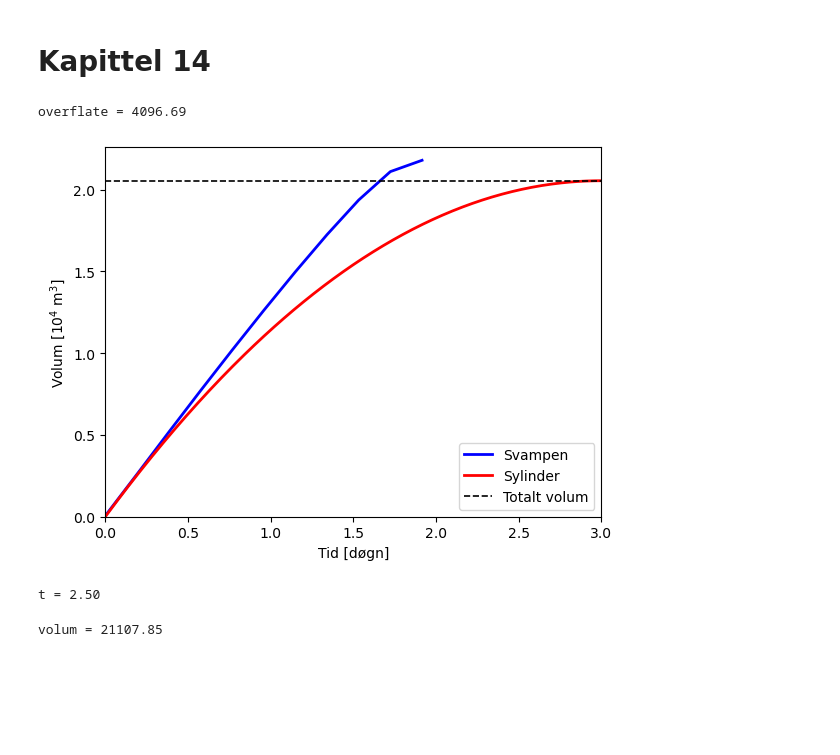
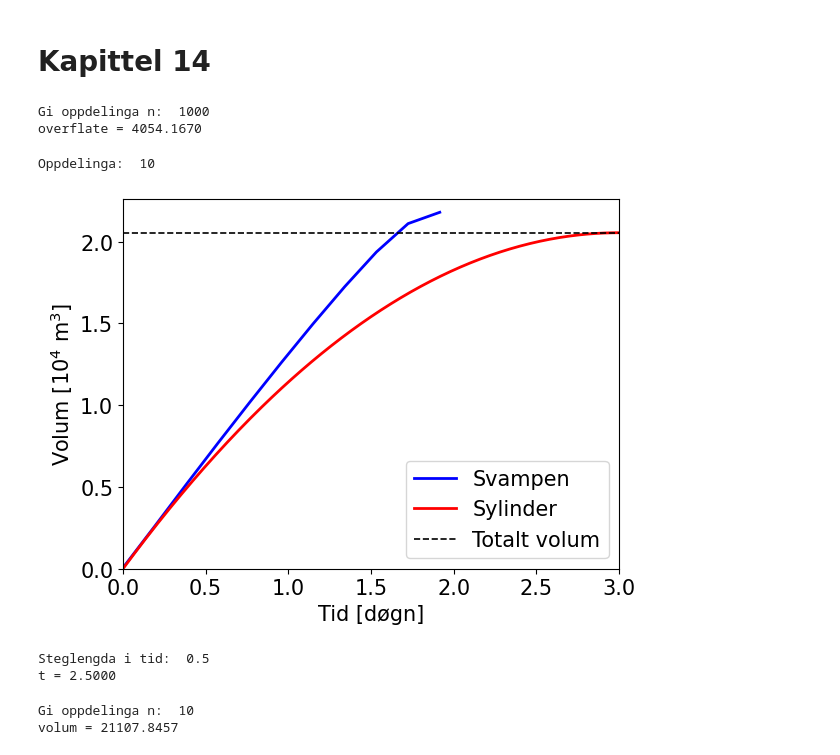
Before and after one commit to nummet/nummet, a Jupyter notebook: Kap14/Svampen_Python.ipynb, the cells around one changed output. Drawn from its saved outputs; the diff is of its cells as text; code cells hidden in the pictures; blank space fills up the shorter version.

```diff
--- a/Kap14/Svampen_Python.ipynb
+++ b/Kap14/Svampen_Python.ipynb
@@ -14,22 +14,21 @@ import matplotlib.pyplot as plt
 a = 0
 b = 60
 
-def r(x):
+def R(x):
     """Profil på tårn"""
     return 5+4/(1+np.exp((35-x)/1.5))*(np.sqrt(np.abs(x))-np.sqrt(30))**2
 
 dx = 1e-3
-def rd(x):
+def Rd(x):
     """Derivert"""
-    return (r(x+dx)-r(x-dx))/(2*dx)
+    return (R(x+dx)-R(x-dx))/(2*dx)
 
 def f(x):
     """Integrand"""
-    return r(x) * np.sqrt(1+rd(x)**2)
+    return R(x) * np.sqrt(1+Rd(x)**2)
 
 # Oppdeling
-#n=input('Gi oppdelinga n: ')
-n = 10
+n = int(input('Gi oppdelinga n: '))
 h = (b-a)/n                  # Steglengda
 
 # Bidrag frå endane
@@ -42,9 +41,10 @@ for i in range(1, n):
 
 # Skriv overflata til skjerm
 overflate = 2*np.pi*T
-print(f'overflate = {overflate:.2f}')
+print(f'overflate = {overflate:.4f}')
 # %% [output]
-overflate = 4096.69
+Gi oppdelinga n:  1000
+overflate = 4054.1670
 # %%
 # PlottVassforbruk.m
 
@@ -69,17 +69,16 @@ v_tot = 2.0547e+04
 # Konstanten k:
 k = 2*v_tot/(3*np.sqrt(h0))
 
-def r(x):
+def R(x):
     """Profil-funksjon"""
     return 5+4/(1+np.exp((35-x)/1.5))*(np.sqrt(x)-np.sqrt(30))**2
 
 def F(x):
     """Høgresida i differensaillikninga h'=F(h)"""
-    return -k*np.sqrt(x)/(np.pi*r(x)**2)
+    return -k*np.sqrt(x)/(np.pi*R(x)**2)
 
 # Oppdeling i Eulers-metode og Riemann-integrasjon
-#N=input('Oppdelinga: ')
-N = 10
+N = int(input('Oppdelinga: '))
 dt = (tf-t0)/N
 
 # Vektorar til plotting
@@ -90,48 +89,53 @@ volum_vektor = np.zeros(N+1)
 volum_vektor[0] = h0
 
 for n in range(0, N):
-    h = h+F(h)*dt                      # Eulers meotde
+    # Eulers metode
+    h = h+F(h)*dt
     h_vektor[n+1] = h
-    volum = volum+k*np.sqrt(h)*dt      # Oppdaterar volum ved eit Riemann-integral
+    # Oppdaterar volum ved eit Riemann-integral
+    volum = volum+k*np.sqrt(h)*dt
     volum_vektor[n+1] = volum
 
 # Plottar resultatet
 plt.plot(t_vektor, np.real(volum_vektor)/1e4, 'b-', linewidth=2, label="Svampen")
 
 # Plottar tilsvarende funksjon for sylindertårnet
 h = 60                                 # Høgde
 
 def syl_funk(t):
     """Funksjon for vasshøgda i sylindertårn"""
     return (np.sqrt(h)-k*h/2/v_tot*t)**2
 
 xx = np.arange(0, 3 + 1e-2, 1e-2)      # Tids-vektor
 # Volum: Høgd gange grunnflate, grunnflata er totalvolum delt å høgda
 plt.plot(xx, (v_tot-syl_funk(xx)*v_tot/h)/1e4, 'r-', linewidth=2, label="Sylinder")
 
 # Linje som markerar totalvolumet
 plt.plot(np.array([0, 3]), np.array([v_tot, v_tot])/1e4, 'k--', linewidth=1.2, label="Totalt volum")
 
 # Forklarar grafane
 plt.legend(loc="lower right")
 
 # Tekst på aksane
 plt.xlabel('Tid [døgn]')
 plt.ylabel('Volum [$10^4$ m$^3$]')
 
 # Justerar aksane
 plt.axis(np.array([0, 3, 0, 1.1*v_tot/1e4]))
 
 # Justerar skriftstorleiken
 plt.rcParams.update({'font.size': 15})
 # %% [output]
+Oppdelinga:  10
-[figure, old version]
+[figure, new version]
 # %%
 # ToemmeTank.m
 
-# Skript som bestemmer kor lang tid det å tømme ein tank.
-# Profilen til tanken er gitt ved R(x) under.
-# Vi tar utgangspunkt i Torricellis lov, V'(t) = -k sqrt(h).
+"""Skript som bestemmer kor lang tid det å tømme ein tank.
+
+Profilen til tanken er gitt ved R(x) under.
+Vi tar utgangspunkt i Torricellis lov, V'(t) = -k sqrt(h).
+"""
 
 # Startkrav:
 t0 = 0
@@ -143,26 +147,27 @@ h = h0
 v_tot = 2.0547e+04
 k = 2*v_tot/(3*np.sqrt(h0))
 
-def r(x):
+def R(x):
     """Profilfunksjon"""
-    return 5+4/(1+np.exp((35-x)/1.5))*(np.sqrt(x)-np.sqrt(30))**2
+    return 5+4/(1+np.exp((35-x)/1.5)) * \
+        (np.sqrt(x)-np.sqrt(30))**2
 
 def F(x):
     """Høgresida i differensiallikninga"""
-    return -k*np.sqrt(x)/(np.pi*r(x)**2)
+    return -k*np.sqrt(x)/(np.pi*R(x)**2)
 
 # Steglengde
-#dt=input('Steglengda i tid: ')
-dt = 0.5
+dt = float(input('Steglengda i tid: '))
 
 while h > 0:
     h = h+F(h)*dt       # Eulers metode
     t = t+dt
 
 # Skriv slutttida til skjerm
-print(f't = {t:.2f}')
+print(f't = {t:.4f}')
 # %% [output]
-t = 2.50
+Steglengda i tid:  0.5
+t = 2.5000
 # %%
 # VolumSvampen.m
 
@@ -173,17 +178,16 @@ t = 2.50
 a = 0
 b = 60
 
-def r(x):
+def R(x):
     """Profil på tårn"""
     return 5+4/(1+np.exp((35-x)/1.5))*(np.sqrt(x)-np.sqrt(30))**2
 
 def f(x):
     """Integrand"""
-    return r(x)**2
+    return R(x)**2
 
 # Oppdeling
-#n=input('Gi oppdelinga n: ')
-n = 10
+n = int(input('Gi oppdelinga n: '))
 h = (b-a)/n                  # Steglengda
 
 # Bidrag frå endane
@@ -196,6 +200,7 @@ for i in range(1, n):
 
 # Skriv volumet til skjerm
 volum = np.pi*T
-print(f'volum = {volum:.2f}')
+print(f'volum = {volum:.4f}')
 # %% [output]
-volum = 21107.85
+Gi oppdelinga n:  10
+volum = 21107.8457
```
